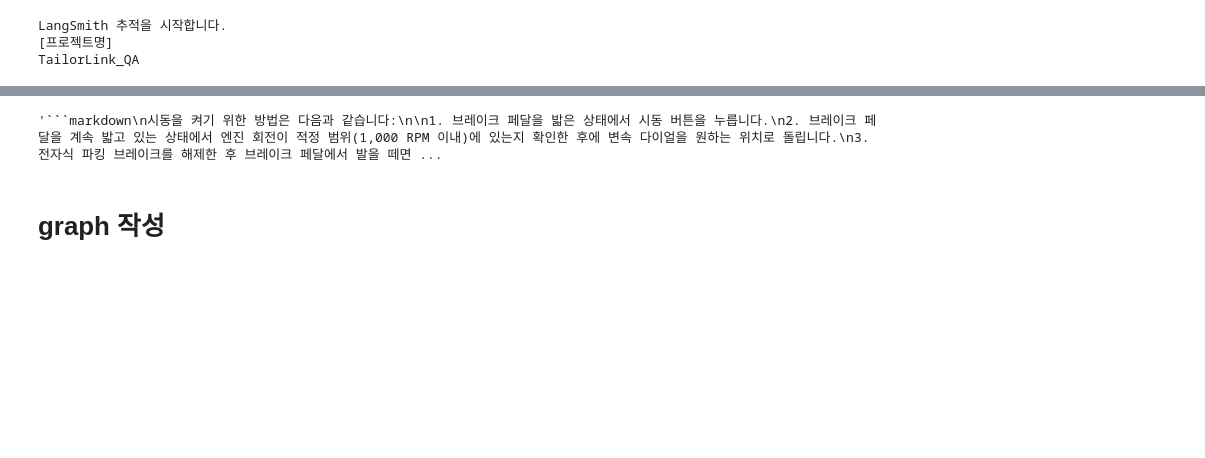
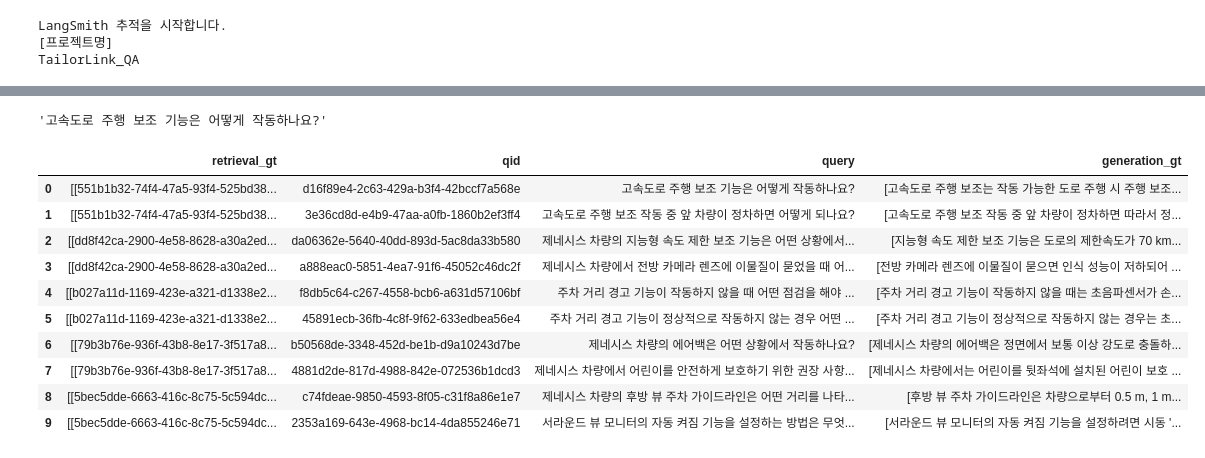
Before and after one commit to SKNETWORKS-FAMILY-AICAMP/SKN03-FINAL-6Team, a Jupyter notebook: TailorLink_LLM/doc_retrieval_qa/qa_model/qa-graph.ipynb, the cells around one changed output, grey strips where cells are left out. Cells and saved outputs as stored; diff of their text form; code cells hidden in the pictures; blank space fills up the shorter version.

````diff
--- a/TailorLink_LLM/doc_retrieval_qa/qa_model/qa-graph.ipynb
+++ b/TailorLink_LLM/doc_retrieval_qa/qa_model/qa-graph.ipynb
@@ -184,9 +217,29 @@ chain = (
         | llm
         | StrOutputParser()
     )
-# %%
-chain.invoke('시동 켜는 법은?')
-# %% [output]
-'```markdown\n시동을 켜기 위한 방법은 다음과 같습니다:\n\n1. 브레이크 페달을 밟은 상태에서 시동 버튼을 누릅니다.\n2. 브레이크 페달을 계속 밟고 있는 상태에서 엔진 회전이 적정 범위(1,000 RPM 이내)에 있는지 확인한 후에 변속 다이얼을 원하는 위치로 돌립니다.\n3. 전자식 파킹 브레이크를 해제한 후 브레이크 페달에서 발을 떼면 ...
-# %% [markdown]
-# graph 작성
+# %%
+import pandas as pd
+
+
+from llama_index.llms.openai import OpenAI
+from autorag.data.legacy.qacreation import make_single_content_qa, generate_qa_llama_index
+
+corpus_df = pd.read_parquet('../data/test_dataset/corpus_new_test.parquet', engine='pyarrow')
+# %%
+corpus_df['query'][0]
+# %% [output]
+'고속도로 주행 보조 기능은 어떻게 작동하나요?'
+# %%
+corpus_df
+# %% [output]
+|  | retrieval_gt | qid | query | generation_gt |
+| 0 | [[551b1b32-74f4-47a5-93f4-525bd38... | d16f89e4-2c63-429a-b3f4-42bccf7a568e | 고속도로 주행 보조 기능은 어떻게 작동하나요? | [고속도로 주행 보조는 작동 가능한 도로 주행 시 주행 보조... |
+| 1 | [[551b1b32-74f4-47a5-93f4-525bd38... | 3e36cd8d-e4b9-47aa-a0fb-1860b2ef3ff4 | 고속도로 주행 보조 작동 중 앞 차량이 정차하면 어떻게 되나요? | [고속도로 주행 보조 작동 중 앞 차량이 정차하면 따라서 정... |
+| 2 | [[dd8f42ca-2900-4e58-8628-a30a2ed... | da06362e-5640-40dd-893d-5ac8da33b580 | 제네시스 차량의 지능형 속도 제한 보조 기능은 어떤 상황에서... | [지능형 속도 제한 보조 기능은 도로의 제한속도가 70 km... |
+| 3 | [[dd8f42ca-2900-4e58-8628-a30a2ed... | a888eac0-5851-4ea7-91f6-45052c46dc2f | 제네시스 차량에서 전방 카메라 렌즈에 이물질이 묻었을 때 어... | [전방 카메라 렌즈에 이물질이 묻으면 인식 성능이 저하되어 ... |
+| 4 | [[b027a11d-1169-423e-a321-d1338e2... | f8db5c64-c267-4558-bcb6-a631d57106bf | 주차 거리 경고 기능이 작동하지 않을 때 어떤 점검을 해야 ... | [주차 거리 경고 기능이 작동하지 않을 때는 초음파센서가 손... |
+| 5 | [[b027a11d-1169-423e-a321-d1338e2... | 45891ecb-36fb-4c8f-9f62-633edbea56e4 | 주차 거리 경고 기능이 정상적으로 작동하지 않는 경우 어떤 ... | [주차 거리 경고 기능이 정상적으로 작동하지 않는 경우는 초... |
+| 6 | [[79b3b76e-936f-43b8-8e17-3f517a8... | b50568de-3348-452d-be1b-d9a10243d7be | 제네시스 차량의 에어백은 어떤 상황에서 작동하나요? | [제네시스 차량의 에어백은 정면에서 보통 이상 강도로 충돌하... |
+| 7 | [[79b3b76e-936f-43b8-8e17-3f517a8... | 4881d2de-817d-4988-842e-072536b1dcd3 | 제네시스 차량에서 어린이를 안전하게 보호하기 위한 권장 사항... | [제네시스 차량에서는 어린이를 뒷좌석에 설치된 어린이 보호 ... |
+| 8 | [[5bec5dde-6663-416c-8c75-5c594dc... | c74fdeae-9850-4593-8f05-c31f8a86e1e7 | 제네시스 차량의 후방 뷰 주차 가이드라인은 어떤 거리를 나타... | [후방 뷰 주차 가이드라인은 차량으로부터 0.5 m, 1 m... |
+| 9 | [[5bec5dde-6663-416c-8c75-5c594dc... | 2353a169-643e-4968-bc14-4da855246e71 | 서라운드 뷰 모니터의 자동 켜짐 기능을 설정하는 방법은 무엇... | [서라운드 뷰 모니터의 자동 켜짐 기능을 설정하려면 시동 '... |
````
Also changed, not shown: parts of 32 cells of this notebook, 15 other files.
